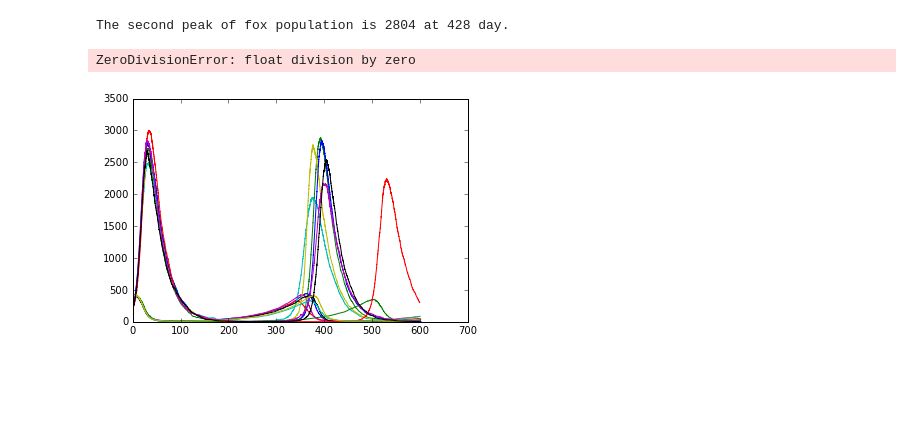
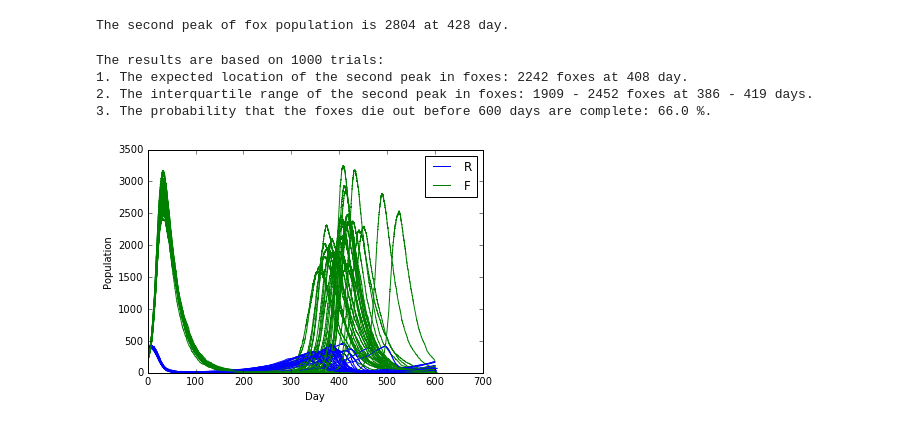
Before and after one commit to GregZaylor/rabbits-and-foxes-yujiazhang84, a Jupyter notebook: rabbits-and-foxes.ipynb, the cells around one changed output. Cells and saved outputs as stored; diff of their text form; code cells hidden in the pictures; blank space fills up the shorter version.

Commit message:
almost done, but still have a warning, hopefully could figure it out...

```diff
--- a/rabbits-and-foxes.ipynb
+++ b/rabbits-and-foxes.ipynb
@@ -189,6 +189,7 @@ while j < 100:
         R_k2 = r_k1 + r_k2
         R_k3 = r_k1 + r_k2 + r_k3
         Q_k = r_k1 + r_k2 + r_k3 + r_k4
+        Q_k = np.round(r_k1 + r_k2 + r_k3 + r_k4,3)
 
         u = np.random.uniform(0,1)
         uQ = u * Q_k
@@ -221,39 +222,49 @@ while j < 100:
 
 # Plot the situation foxes don't die out
     else:
-        plt.plot(t, rabbits)
-        plt.plot(t, foxes)
+        plt.plot(t, rabbits, 'b')
+        plt.plot(t, foxes, 'g')
+
 
 # Second peaks
         foxes_secondhalf = foxes[len(foxes)//2:]
         t_secondhalf = t[len(t)//2:]
         peak_foxes = int(round(np.max(foxes_secondhalf)))
         peak_t = int(np.round(t_secondhalf[foxes_secondhalf.index(np.max(foxes_secondhalf))]))
         fox_peaks.append(peak_foxes)
         corresponding_ts.append(peak_t)
 
     j = j + 1
 
 # Result calculation
 # 1. Expected second peak
 ave_peak = int(round(np.average(fox_peaks)))
 ave_t = int(round(np.average(corresponding_ts)))
 
 # 2. Interquartile range
-IQR1_peak, IQR3_peak = np.percentile(fox_peaks, [25 ,75])
-IQR1_t, IQR3_t = np.percentile(corresponding_ts, [25 ,75])
+IQR1_peak = int(np.round(np.percentile(fox_peaks, [25])))
+IQR3_peak = int(np.round(np.percentile(fox_peaks, [75])))
+IQR1_t = int(np.round(np.percentile(corresponding_ts, [25])))
+IQR3_t = int(np.round(np.percentile(corresponding_ts, [75])))
 
 # 3. Possibility
 possibility = count_fox_dieout / j *100
 
 # Output
 
+print("The results are based on 1000 trials:")
 print("1. The expected location of the second peak in foxes:", ave_peak, "foxes at", ave_t, "day.")
 print("2. The interquartile range of the second peak in foxes:", IQR1_peak, "-", IQR3_peak, "foxes at",
       IQR1_t, "-", IQR3_t, "days.")
 print("3. The probability that the foxes die out before 600 days are complete:", possibility, "%.")
+plt.legend('RF')
+plt.xlabel('Day')
+plt.ylabel('Population')
 plt.show()
 # %% [output]
-ZeroDivisionError: float division by zero
+The results are based on 1000 trials:
+1. The expected location of the second peak in foxes: 2242 foxes at 408 day.
+2. The interquartile range of the second peak in foxes: 1909 - 2452 foxes at 386 - 419 days.
+3. The probability that the foxes die out before 600 days are complete: 66.0 %.
-[figure, old version]
+[figure, new version]
 # %%
```
Also changed, not shown: parts of 1 cell of this notebook.
